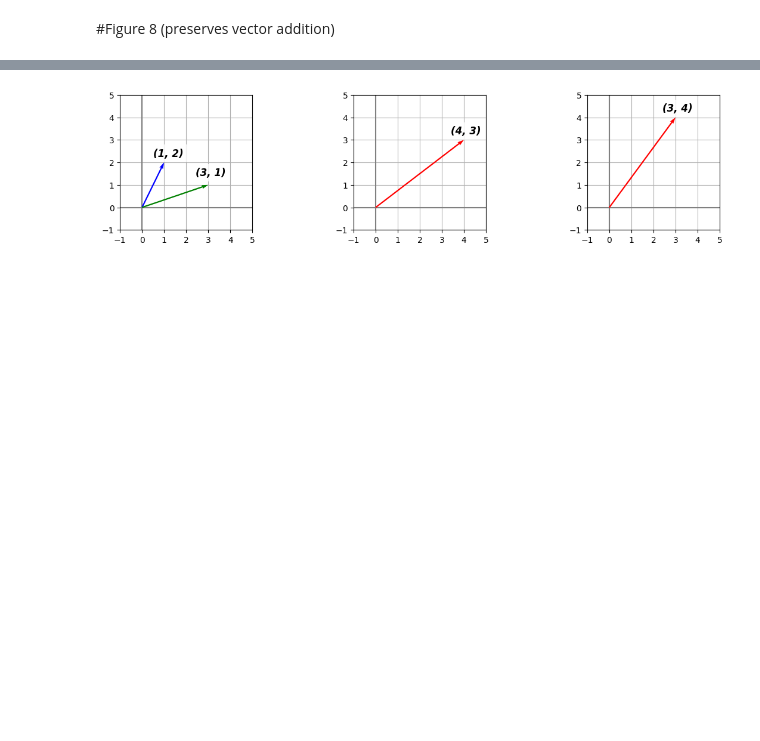
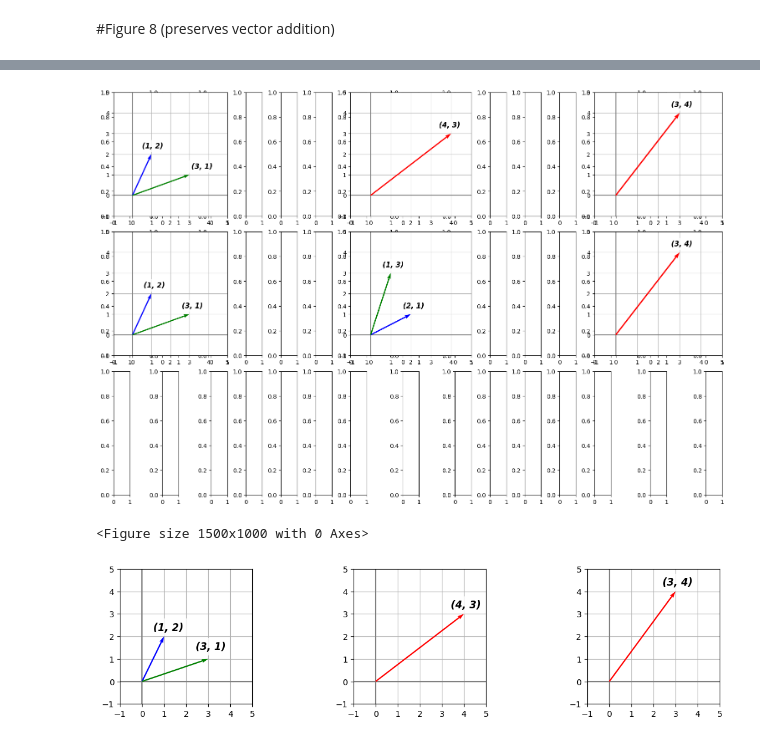
Before and after one commit to Keoni808/Visuals, a Jupyter notebook: Linear_Transformations_(Figures).ipynb, the cells around one changed output, grey strips where cells are left out. Drawn from its saved outputs; the diff is of its cells as text; code cells hidden in the pictures; blank space fills up the shorter version.

```diff
--- a/Linear_Transformations_(Figures).ipynb
+++ b/Linear_Transformations_(Figures).ipynb
@@ -552,3 +562,52 @@ A = np.array([[0, 1],
+# %%
+plot_rows = 3
+plot_cols = 15
+
+xy_lim = [-1, 5]
+
+# Create figure size before
+fig, ax = plt.subplots(plot_rows, plot_cols, figsize=(15, 10), layout="constrained")
+
+def draw_plot(ax, plot_location, origin, vectors, colors, texts, text_location, num_vectors, xy_lim):
+  # ax = fig.add_subplot(plot_rows, plot_cols, plot_location)
+  ax = fig.add_subplot(plot_rows, plot_cols, plot_location)
+
+  for i in range(num_vectors):
+    ax.quiver(*origin, *vectors[i], color=colors[i], scale=1, scale_units='xy', angles='xy', width=.01, zorder=4)
+    ax.text(*text_location[i], texts[i], color='black', verticalalignment='center', fontsize=12, fontweight='bold', style='italic', bbox=dict(facecolor='white', alpha=0.8, edgecolor='none'))
+
+  ax.set_xlim(xy_lim)
+  ax.set_ylim(xy_lim)
+  ax.axhline(0, color='grey', linewidth=1.5)
+  ax.axvline(0, color='grey', linewidth=1.5)
+
+  ax.xaxis.set_major_locator(MultipleLocator(1))
+  ax.yaxis.set_major_locator(MultipleLocator(1))
+
+  ax.grid(True)
+
+# 2 vectors -> 2 vectors added together -> added together vector transformed
+draw_plot(ax, (1, 3), [0, 0], [vector_1, vector_2], ['b', 'g'], ['(1, 2)', '(3, 1)'], [[.5, 2.4], [3.1, 1.4]], 2, xy_lim)
+draw_plot(ax, (7, 9), [0, 0], [vector_1 + vector_2], ['r'], ['(4, 3)'], [[3.4, 3.4]], 1, xy_lim)
+draw_plot(ax, (13, 15), [0, 0], [A @ (vector_1 + vector_2)], ['r'], ['(3, 4)'], [[2.6, 4.4]], 1, xy_lim)
+
+# 2 vectors -> 2 vectors transformed -> 2 transformed vectors added together
+draw_plot(ax, (16, 18), [0, 0], [vector_1, vector_2], ['b', 'g'], ['(1, 2)', '(3, 1)'], [[.6, 2.4], [2.6, 1.4]], 2, xy_lim)
+draw_plot(ax, (22, 24), [0, 0], [A @ vector_1, A @ vector_2], ['b', 'g'], ['(2, 1)', '(1, 3)'], [[1.6, 1.4], [.6, 3.4]], 2, xy_lim)
+draw_plot(ax, (28, 30), [0, 0], [A @ vector_1 + A @ vector_2], ['r'], ['(3, 4)'], [[2.6, 4.4]], 1, xy_lim)
+
+# # Remove the spines of the main figure (not subplots)
+# for spine in fig.spines.values():
+#     spine.set_visible(False)
+# fig.spines.set_visible(False)
+# ax.spines(visible=False)
+# %% [output]
+[figure, added]
+# %%
+# Create figure size before
+fig = plt.figure(figsize=(15, 10))
+# %% [output]
+<Figure size 1500x1000 with 0 Axes>
 # %%
 # display 2 vectors on a single plot
 fig = plt.figure(figsize=(15, 10))
```
Also changed, not shown: parts of 1 cell of this notebook.
